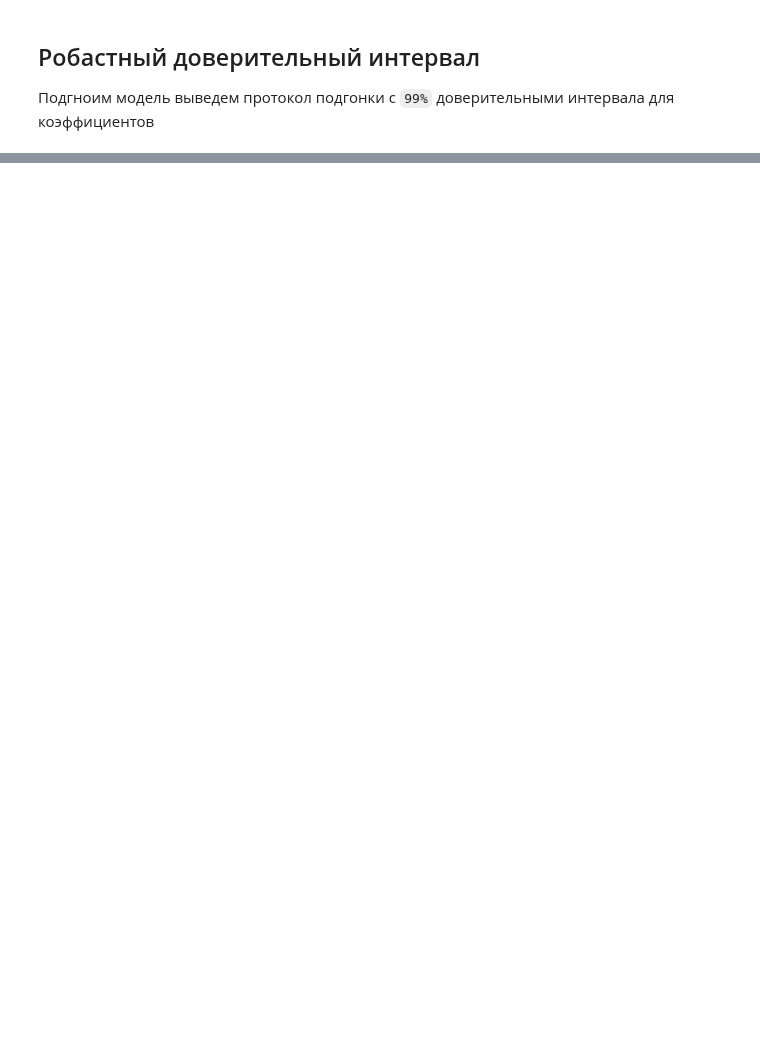
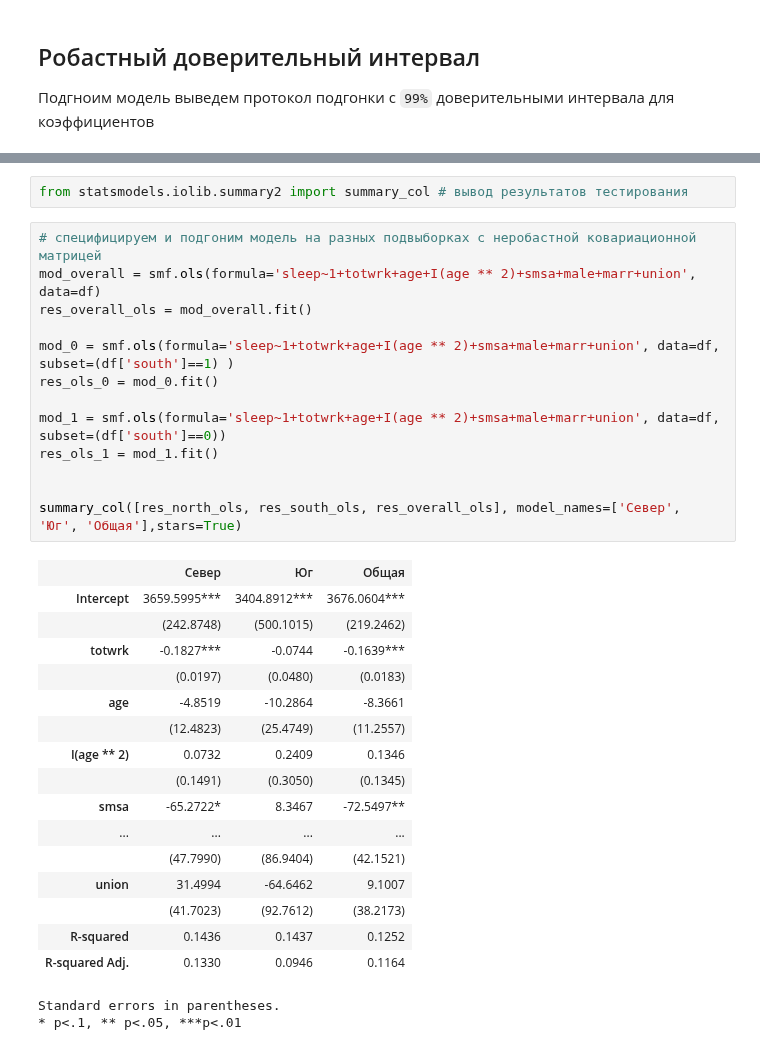
Before and after one commit to artamonoff/econometrica, a Jupyter notebook: econometrica-1/jupyter-notebooks/conf-intervals.ipynb, the cells around one changed output, grey strips where cells are left out. Cells and saved outputs as stored; diff of their text form; blank space fills up the shorter version.

```diff
--- a/econometrica-1/jupyter-notebooks/conf-intervals.ipynb
+++ b/econometrica-1/jupyter-notebooks/conf-intervals.ipynb
@@ -75,0 +177,34 @@ res_hc.conf_int(alpha=0.01).round(3)
+# %%
+from statsmodels.iolib.summary2 import summary_col # вывод результатов тестирования
+# %%
+# специфицируем и подгоним модель на разных подвыборках с неробастной ковариационной матрицей
+mod_overall = smf.ols(formula='sleep~1+totwrk+age+I(age ** 2)+smsa+male+marr+union', data=df)
+res_overall_ols = mod_overall.fit()
+
+mod_0 = smf.ols(formula='sleep~1+totwrk+age+I(age ** 2)+smsa+male+marr+union', data=df, subset=(df['south']==1) )
+res_ols_0 = mod_0.fit()
+
+mod_1 = smf.ols(formula='sleep~1+totwrk+age+I(age ** 2)+smsa+male+marr+union', data=df, subset=(df['south']==0))
+res_ols_1 = mod_1.fit()
+
+
+summary_col([res_north_ols, res_south_ols, res_overall_ols], model_names=['Север', 'Юг', 'Общая'],stars=True)
+# %% [output]
+|  | Север | Юг | Общая |
+| Intercept | 3659.5995*** | 3404.8912*** | 3676.0604*** |
+|  | (242.8748) | (500.1015) | (219.2462) |
+| totwrk | -0.1827*** | -0.0744 | -0.1639*** |
+|  | (0.0197) | (0.0480) | (0.0183) |
+| age | -4.8519 | -10.2864 | -8.3661 |
+|  | (12.4823) | (25.4749) | (11.2557) |
+| I(age ** 2) | 0.0732 | 0.2409 | 0.1346 |
+|  | (0.1491) | (0.3050) | (0.1345) |
+| smsa | -65.2722* | 8.3467 | -72.5497** |
+| ... | ... | ... | ... |
+|  | (47.7990) | (86.9404) | (42.1521) |
+| union | 31.4994 | -64.6462 | 9.1007 |
+|  | (41.7023) | (92.7612) | (38.2173) |
+| R-squared | 0.1436 | 0.1437 | 0.1252 |
+| R-squared Adj. | 0.1330 | 0.0946 | 0.1164 |
+Standard errors in parentheses.
+* p<.1, ** p<.05, ***p<.01
```
Also changed, not shown: parts of 10 cells of this notebook.
